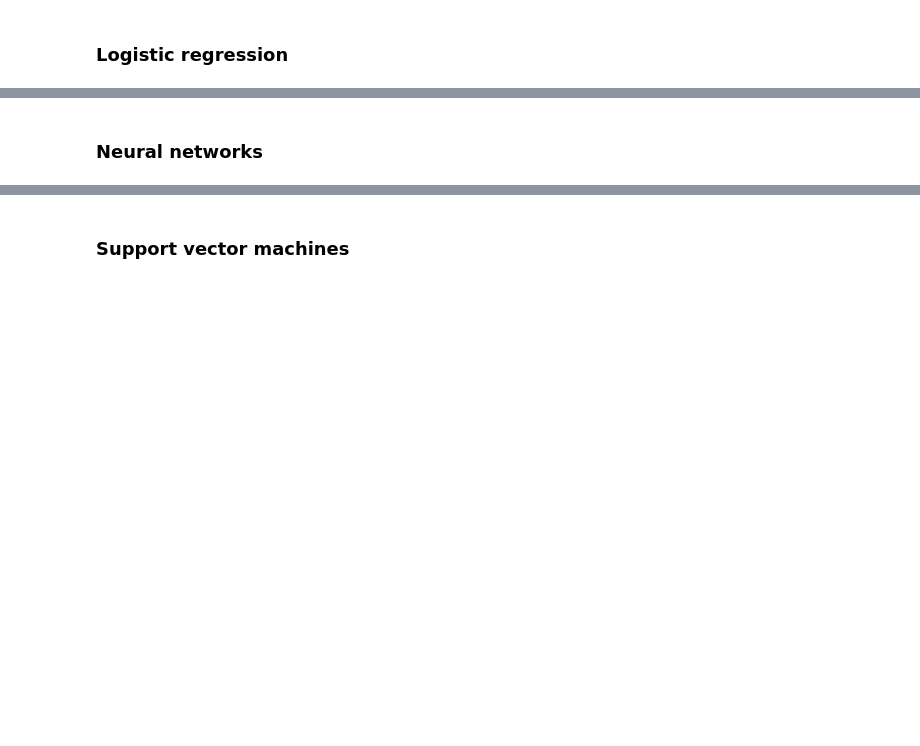
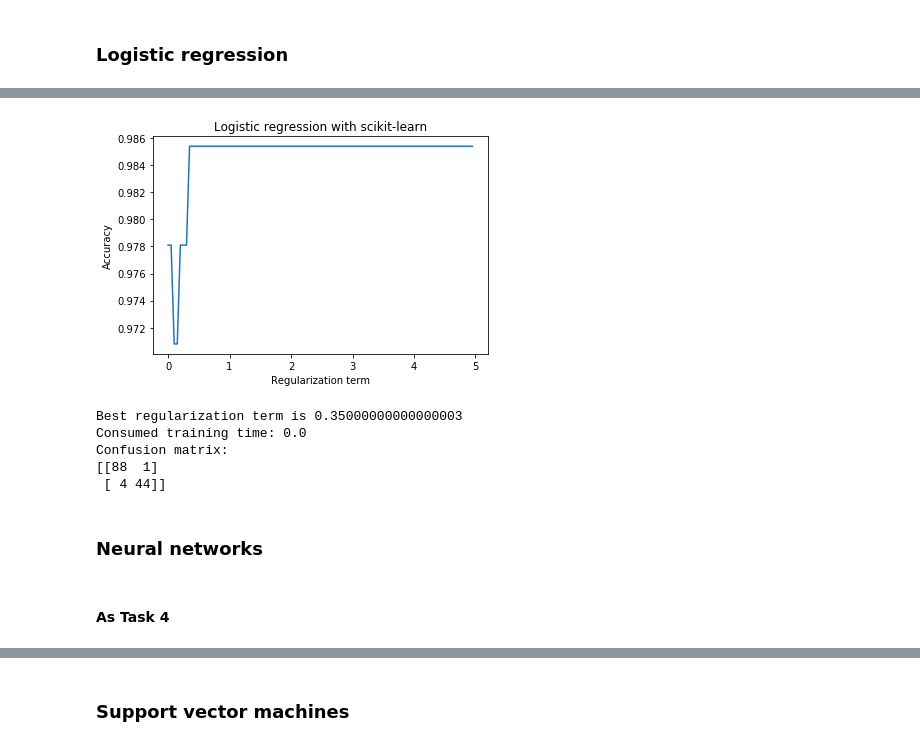
Before and after one commit to RaulMurillo/Aprendizaje-Automatico, a Jupyter notebook: Proyecto final.ipynb, the cells around one changed output, grey strips where cells are left out. Cells and saved outputs as stored; diff of their text form; code cells hidden in the pictures; blank space fills up the shorter version.

```diff
--- a/Proyecto final.ipynb
+++ b/Proyecto final.ipynb
@@ -120,6 +120,2 @@ X.shape, Y.shape
 # %% [markdown]
 ### Split data into training, validate and test sets
-# %%
-# Split data into train, validation and test sets - 60% 20% 20%
-X_train, X_test, y_train, y_test = ms.train_test_split(X, Y, test_size=0.2, random_state=1)
-X_train, X_val, y_train, y_val = ms.train_test_split(X_train, y_train, test_size=0.25, random_state=1)
@@ -182,2 +284,46 @@ print(confusion_matrix(y_test, y_pred))
+# %%
+# Hyperparameter tuning
+costs = []
+for l in (reg + 0.0000000000001):  # C must be positive
+    clf = LogisticRegression(random_state=1, solver='lbfgs', C=l)
+    clf.fit(X_train, y_train)
+    costs.append(clf.score(X_val, y_val))
+
+# Show scores
+plt.figure()
+plt.plot(reg, costs)
+plt.xlabel('Regularization term')
+plt.ylabel('Accuracy')
+plt.title('Logistic regression with scikit-learn')
+plt.savefig('Logistic_regression-sklearn.png')
+plt.show()
+
+# Model selection
+# Pick the model with maximum cross validation accuracy
+best_reg = reg[np.argmax(costs)]
+print('Best regularization term is {}'.format(best_reg))
+
+tic = time.process_time()
+clf = LogisticRegression(random_state=1, solver='lbfgs', C=best_reg)
+clf.fit(X_train, y_train)
+toc = time.process_time()
+print('Consumed training time: {}'.format(toc - tic))
+
+# Get a prediction
+y_pred = clf.predict(X_test)
+
+# Compute metrics
+lr_matrix_sk = confusion_matrix(y_test, y_pred)
+print("Confusion matrix:")
+print(lr_matrix_sk)
+# %% [output]
+[figure, added]
+Best regularization term is 0.35000000000000003
+Consumed training time: 0.0
+Confusion matrix:
+[[88  1]
+ [ 4 44]]
 # %% [markdown]
 ### Neural networks
+# %% [markdown]
+#### As Task 4
```
Also changed, not shown: parts of 35 cells of this notebook.
